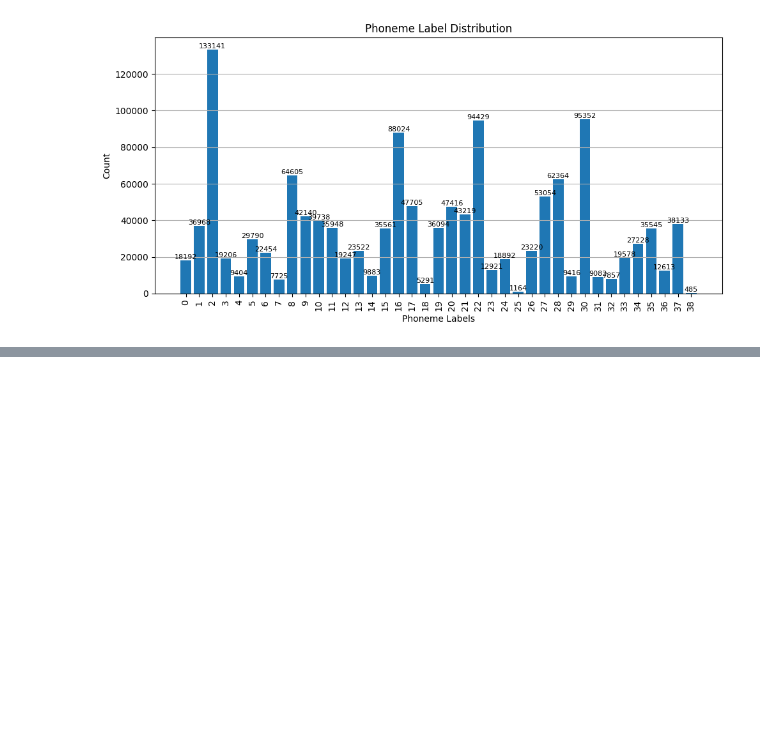
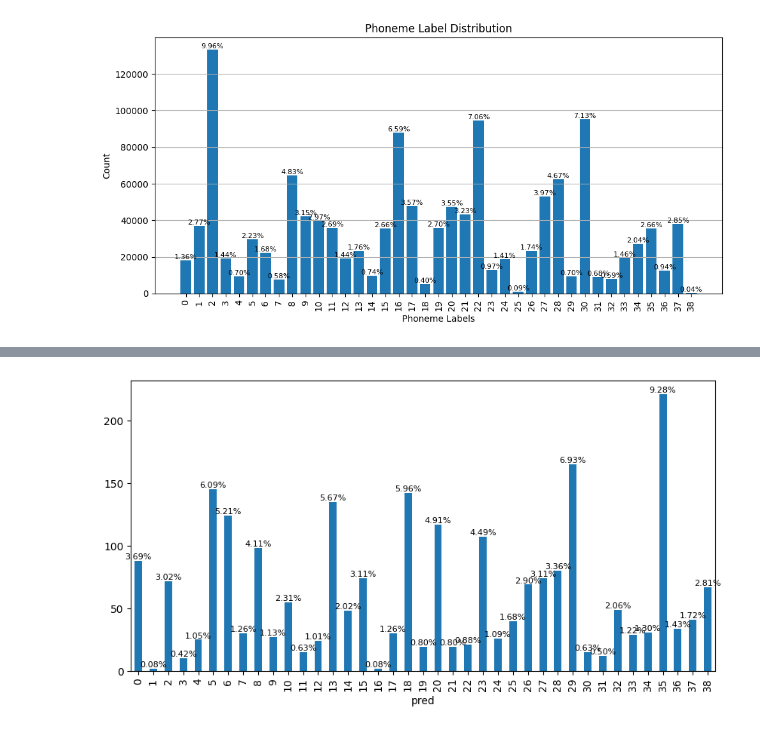
Before and after one commit to Dogeon188/libribrain-phoneme, a Jupyter notebook: examples/ClassDist.ipynb, the cells around one changed output, grey strips where cells are left out. Saved outputs shown, nothing was run; the diff lists cells and outputs as text; code cells hidden in the pictures; blank space fills up the shorter version.

Commit message:
also visualize pred label count for comparison

```diff
--- a/examples/ClassDist.ipynb
+++ b/examples/ClassDist.ipynb
@@ -62,0 +69,14 @@ viz_label(val_dataset)
+# %%
+import pandas as pd
+
+pred_csv = "preds_best-val_bal_acc-baseline-xl-hpo-2-epoch=08-val_f1_macro=0.7019.csv"
+
+df = pd.read_csv(pred_csv, index_col=0)
+
+df["pred"] = df.idxmax(axis=1).str.extract(r'phoneme_(\d+)').astype(int) - 1
+
+ax = df["pred"].value_counts().sort_index().plot(kind="bar", figsize=(10, 5))
+for i, count in enumerate(df["pred"].value_counts().sort_index()):
+    ax.text(i, count, f'{count / df["pred"].count() * 100:.2f}%', ha='center', va='bottom', fontsize=8)
+# %% [output]
+[figure, added]
```
Also changed, not shown: parts of 2 cells of this notebook.
